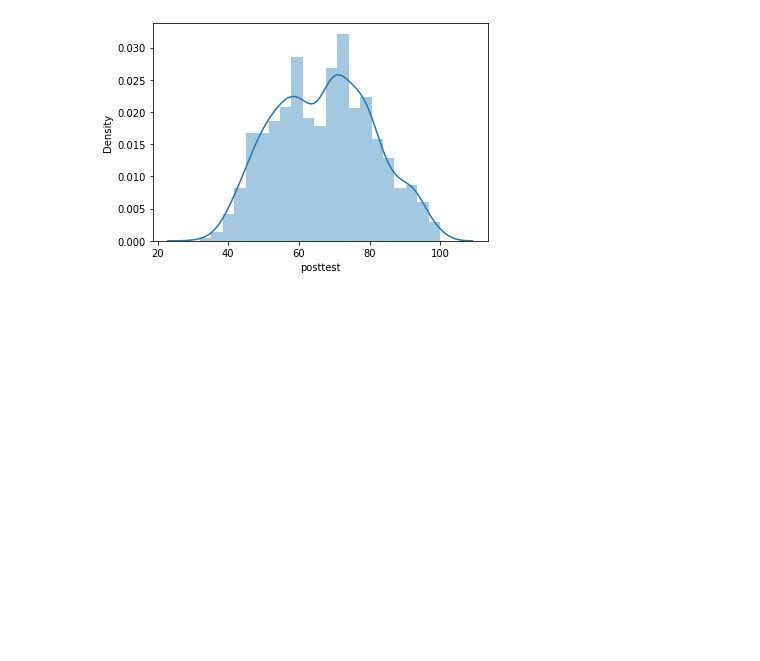
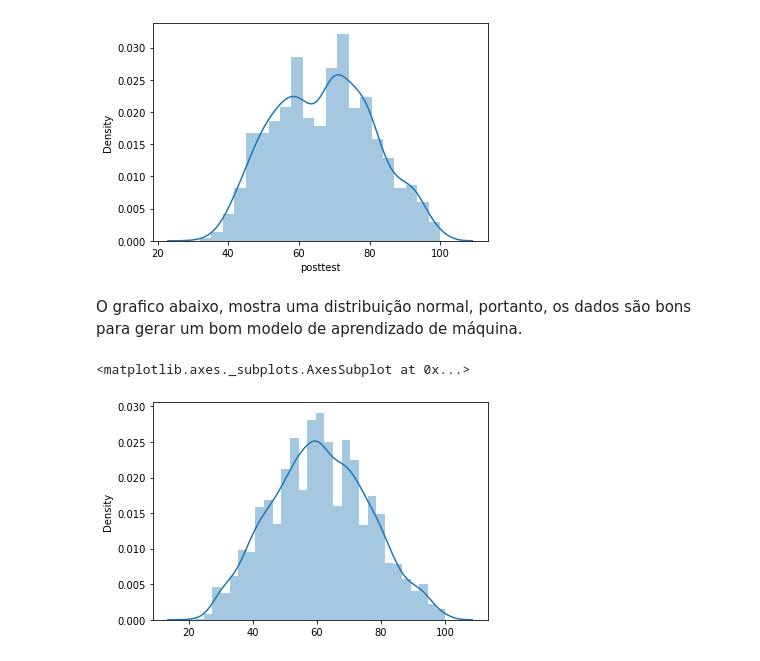
Before and after one commit to thgemanuel/Etapa-1_Topicos_especiais_em_IC, a Jupyter notebook: Trabalho_final_Etapa_1_TIC_Thiago_Emanuel.ipynb, the cells around one changed output. Saved outputs shown, nothing was run; the diff lists cells and outputs as text; code cells hidden in the pictures; blank space fills up the shorter version.

```diff
--- a/Trabalho_final_Etapa_1_TIC_Thiago_Emanuel.ipynb
+++ b/Trabalho_final_Etapa_1_TIC_Thiago_Emanuel.ipynb
@@ -191,3 +197,10 @@ sns.distplot(df2["posttest"])
 # %% [output]
 <matplotlib.axes._subplots.AxesSubplot at 0x...>
 [figure]
+# %% [markdown]
+O grafico abaixo, mostra uma distribuição normal, portanto, os dados são bons para gerar um bom modelo de aprendizado de máquina.
+# %%
+sns.distplot(df2[["pretest","posttest"]])
+# %% [output]
+<matplotlib.axes._subplots.AxesSubplot at 0x...>
+[figure, added]
```
Also changed, not shown: parts of 4 cells of this notebook.
